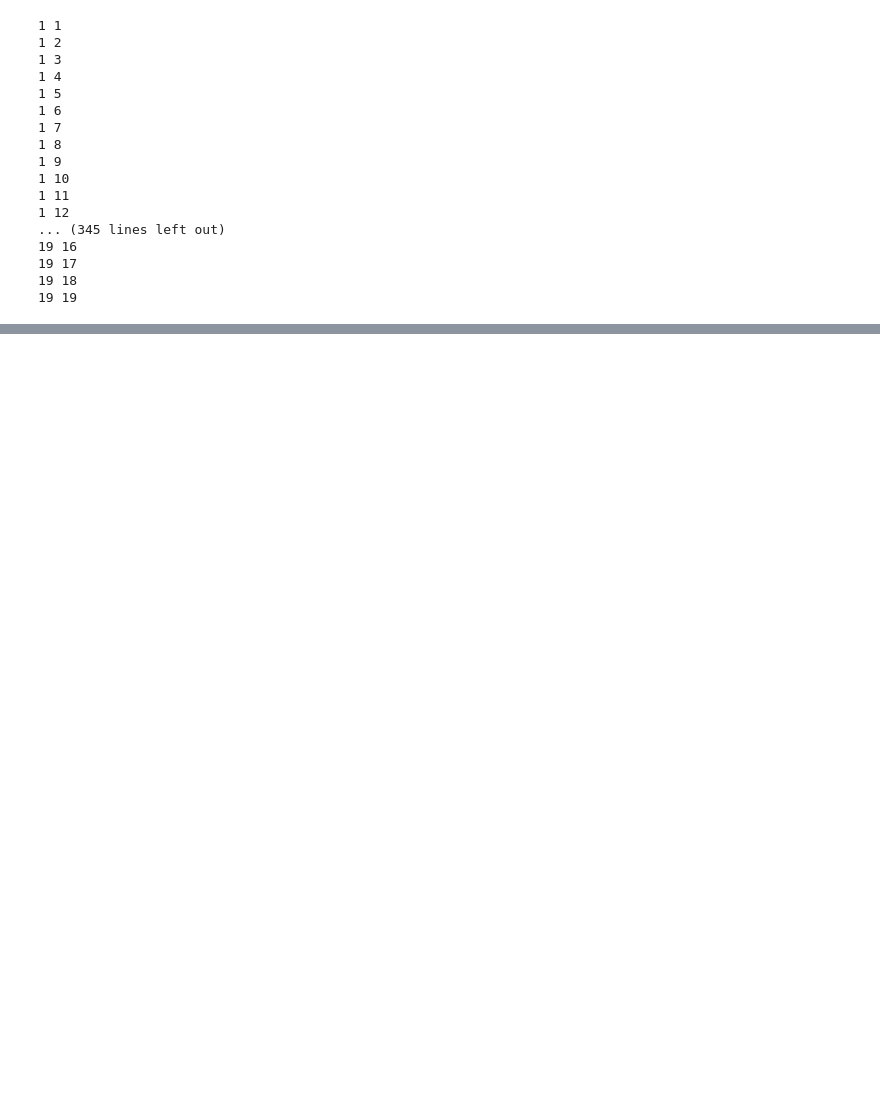
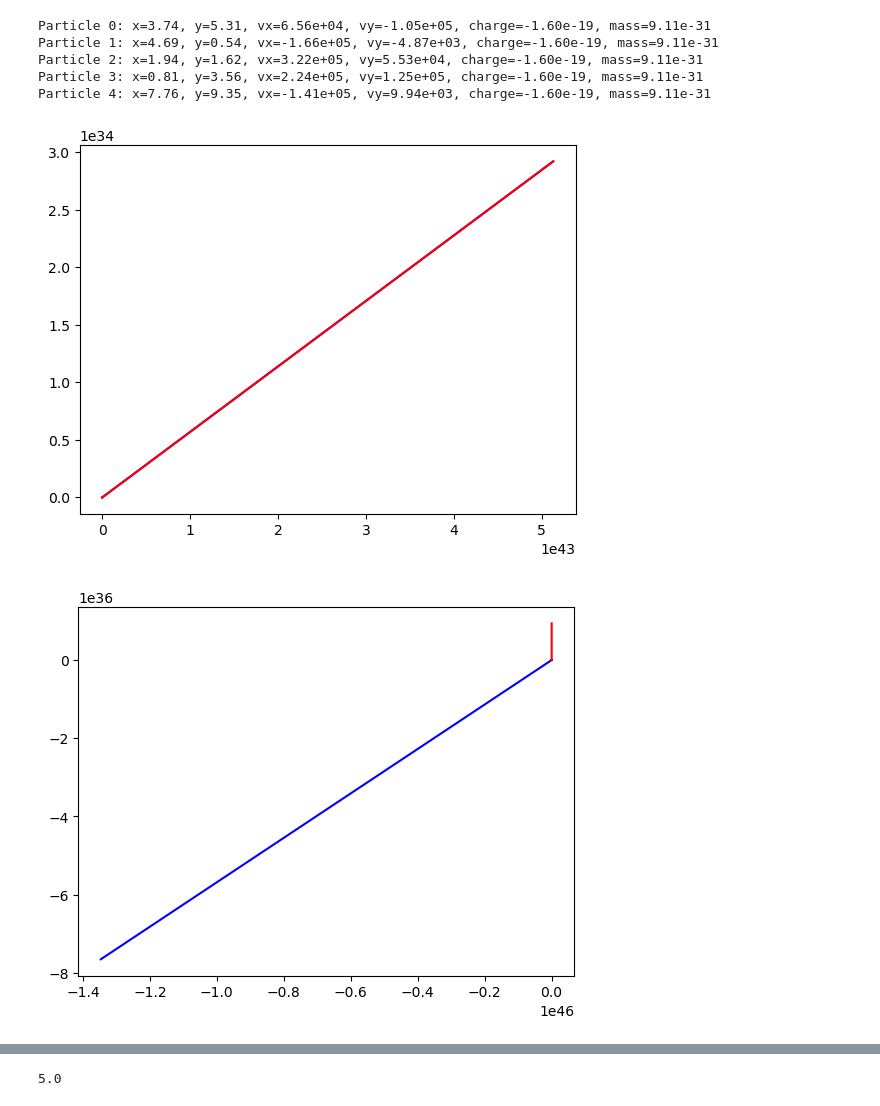
Before and after one commit to GegAll/BorisPushCP1, a Jupyter notebook: BorisPusher.ipynb, the cells around one changed output, grey strips where cells are left out. Drawn from its saved outputs; the diff is of its cells as text; code cells hidden in the pictures; blank space fills up the shorter version.

```diff
--- a/BorisPusher.ipynb
+++ b/BorisPusher.ipynb
@@ -250,22 +256,52 @@ array([[[  0.        ],
-# %%
-for i in range(1, Ny):
-    for j in range(1, Nx):
-        print(i, j)
-# %% [output]
-1 1
-1 2
-1 3
-1 4
-1 5
-1 6
-1 7
-1 8
-1 9
-1 10
-1 11
-1 12
-... (345 lines left out)
-19 16
-19 17
-19 18
-19 19
+# %%
+# Simulation parameters
+n_e = 5
+n_i = 5
+T_e = 1000 # Electron temperature [K]
+T_i = 300   # Ion temperature [K]
+Lx  = 10.0  # Domain size in x-direction [m]
+Ly  = 10.0  # Domain size in y-direction [m]
+
+# Initialize particles
+particles = initialize_particles(n_e, n_i, T_e, T_i, Lx, Ly)
+
+# Print the first few particles
+for i, particle in enumerate(particles[:5]):
+    print(f"Particle {i}: x={particle.x:.2f}, y={particle.y:.2f}, "
+          f"vx={particle.vx:.2e}, vy={particle.vy:.2e}, "
+          f"charge={particle.q:.2e}, mass={particle.m:.2e}")
+# %% [output]
+Particle 0: x=3.74, y=5.31, vx=6.56e+04, vy=-1.05e+05, charge=-1.60e-19, mass=9.11e-31
+Particle 1: x=4.69, y=0.54, vx=-1.66e+05, vy=-4.87e+03, charge=-1.60e-19, mass=9.11e-31
+Particle 2: x=1.94, y=1.62, vx=3.22e+05, vy=5.53e+04, charge=-1.60e-19, mass=9.11e-31
+Particle 3: x=0.81, y=3.56, vx=2.24e+05, vy=1.25e+05, charge=-1.60e-19, mass=9.11e-31
+Particle 4: x=7.76, y=9.35, vx=-1.41e+05, vy=9.94e+03, charge=-1.60e-19, mass=9.11e-31
+# %%
+# Time evolution loop
+positions_x = [[] for _ in range(len(particles))]
+positions_y = [[] for _ in range(len(particles))]
+
+for _ in range(int(Nt)):
+    boris_push(particles, grid.E[:, :, 0], grid.E[:, :, 1], Bz, dt, grid.dx, grid.dy)
+
+    # Record particle positions
+    for i, particle in enumerate(particles):
+        positions_x[i].append(particle.x)
+        positions_y[i].append(particle.y)
+
+        # Apply periodic boundary conditions
+        particle.x %= grid.Lx
+        particle.y %= grid.Ly
+
+# Plot the particle trajectories
+for i in range(int(len(particles)/2)):
+    plt.plot(positions_x[i], positions_y[i], c="b")
+    plt.plot(positions_x[-i], positions_y[-i], c="r")
+    plt.show()
+# plt.xlabel('x [m]')
+# plt.ylabel('y [m]')
+# plt.title('Particle trajectories')
+# plt.legend()
+# %% [output]
+[figure, added]
+[figure, added]
@@ -271,0 +311,4 @@ for i in range(1, Ny):
+# %%
+len(particles)/2
+# %% [output]
+5.0
```
Also changed, not shown: parts of 5 cells of this notebook.
